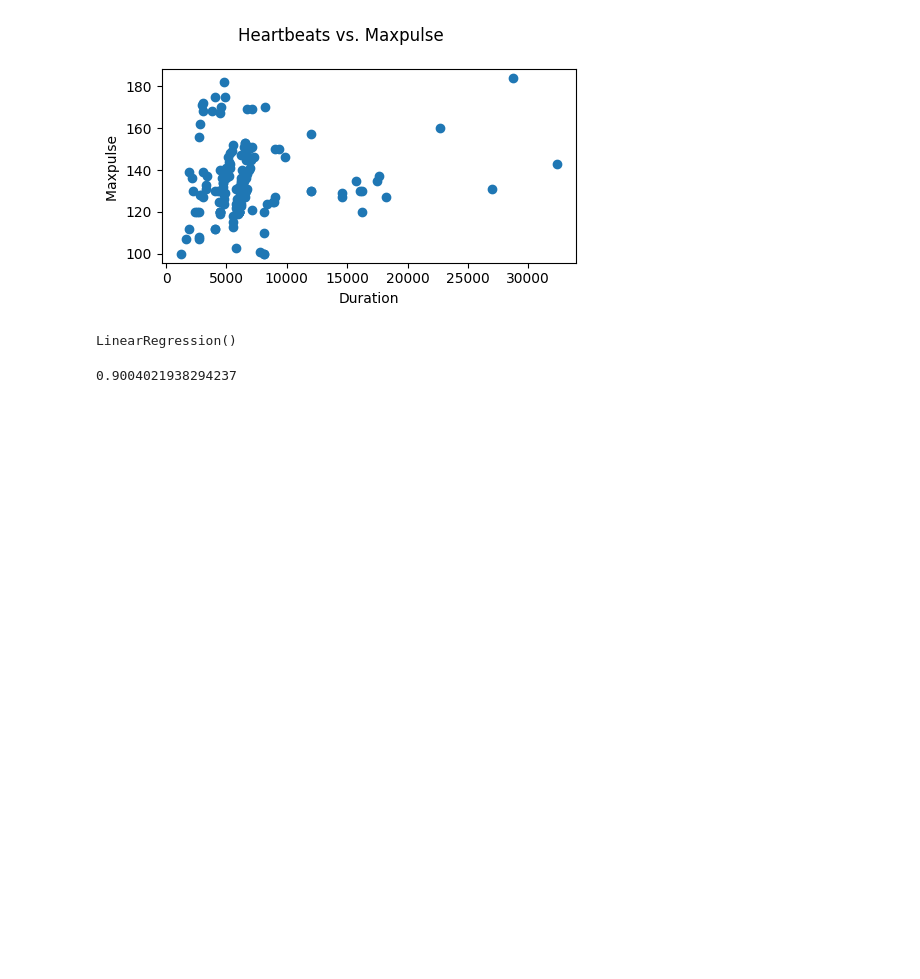
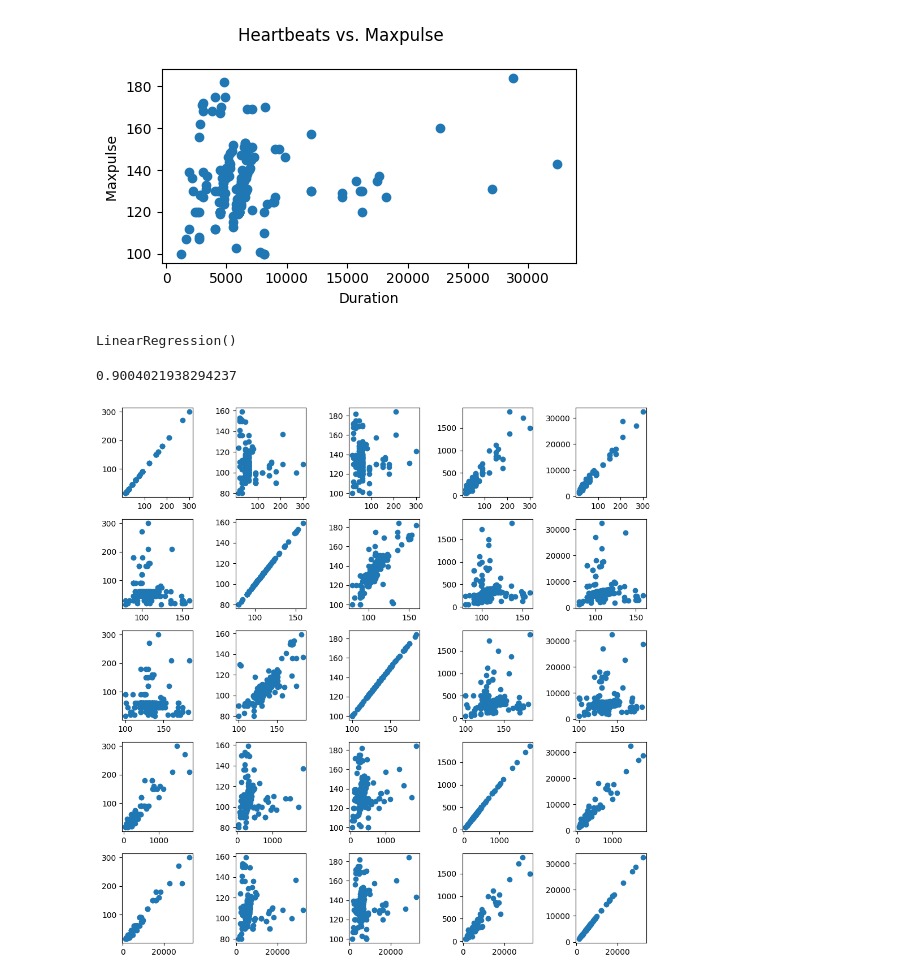
Before and after one commit to matthewthomson1/BigData-Examples, a Jupyter notebook: Exercise/Exercise Data.ipynb, the cells around one changed output. Saved outputs shown, nothing was run; the diff lists cells and outputs as text; code cells hidden in the pictures; blank space fills up the shorter version.

```diff
--- a/Exercise/Exercise Data.ipynb
+++ b/Exercise/Exercise Data.ipynb
@@ -137,3 +137,13 @@ r_squared = model.score(X,y)
 print(r_squared)
 # %% [output]
 0.9004021938294237
+# %%
+fig, ax = plt.subplots(5,5,figsize=(10,10), layout = "tight")
+
+for x in range(5):
+    for y in range(5):
+        ax[x][y].scatter(df.iloc[:, x],df.iloc[:, y])
+
+plt.show()
+# %% [output]
+[figure, added]
```
Also changed, not shown: parts of 1 cell of this notebook, 1 other file.
